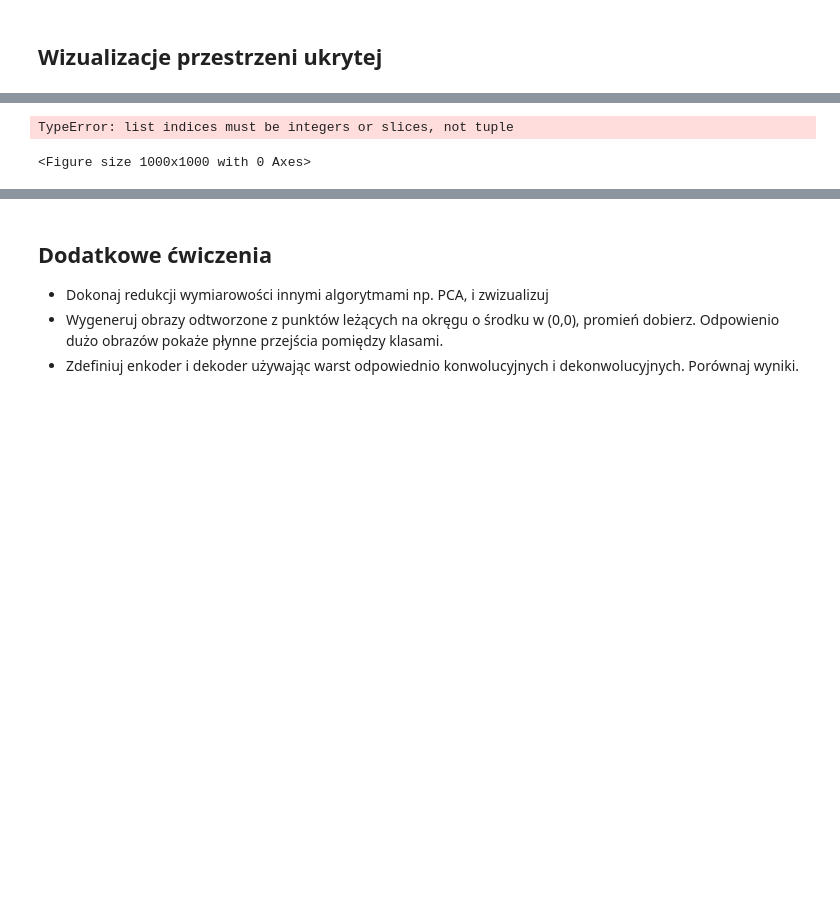
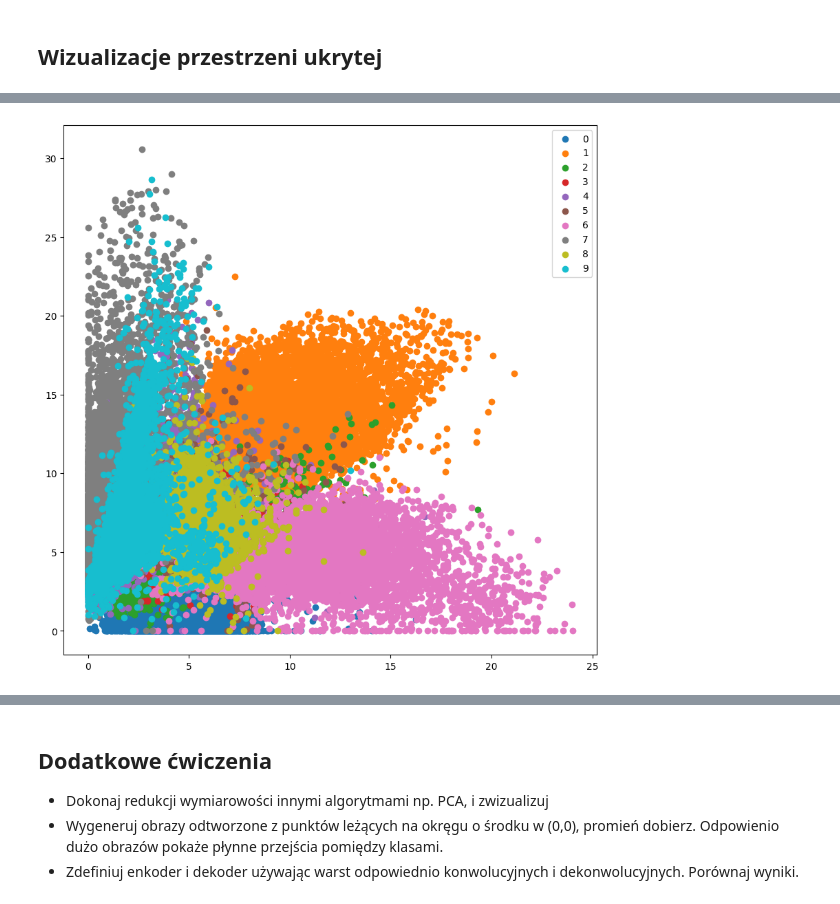
Before and after one commit to agsosin/COLAB, a Jupyter notebook: Sosin_Agnieszka_ZMSI_lab7_autoencoder.ipynb, the cells around one changed output, grey strips where cells are left out. Saved outputs shown, nothing was run; the diff lists cells and outputs as text; code cells hidden in the pictures; blank space fills up the shorter version.

```diff
--- a/Sosin_Agnieszka_ZMSI_lab7_autoencoder.ipynb
+++ b/Sosin_Agnieszka_ZMSI_lab7_autoencoder.ipynb
@@ -289,12 +304,13 @@ latent = enc.predict(train_images)
 # %%
 #wizualizacja
 plt.figure(figsize=(10,10))
 for i in range(10):
-    plt.scatter(latent[np.where(train_labels==i), 0], latent[np.where(train_labels==i), 1], label=str(i))
+    # Access the first element of latent (the latent vectors)
+    latent_vectors = latent[0]
+    plt.scatter(latent_vectors[np.where(train_labels==i), 0], latent_vectors[np.where(train_labels==i), 1], label=str(i))
 plt.legend()
 plt.show()
 # %% [output]
-TypeError: list indices must be integers or slices, not tuple
-<Figure size 1000x1000 with 0 Axes>
+[figure, added]
 # %%
 #wizualizacja wersja z klasyfikatorem
```
Also changed, not shown: parts of 17 cells of this notebook.
